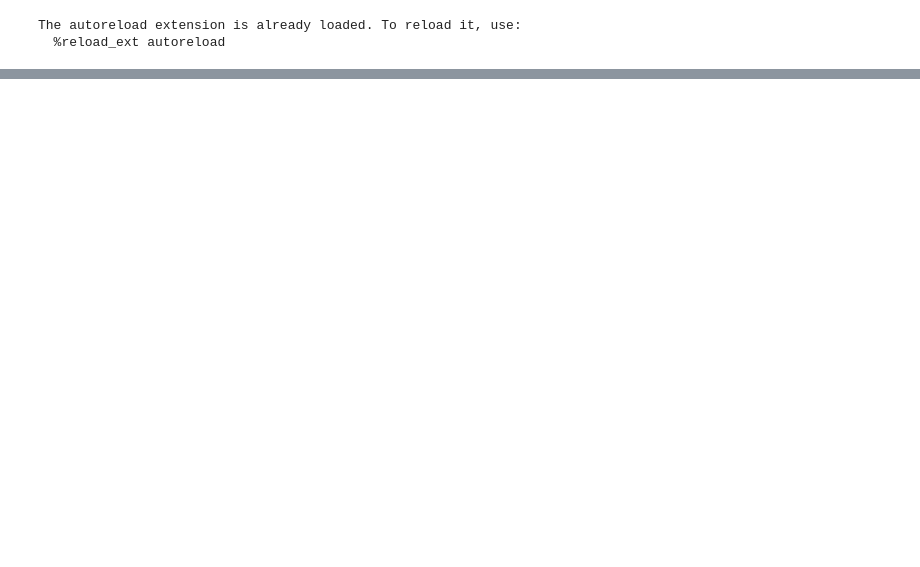
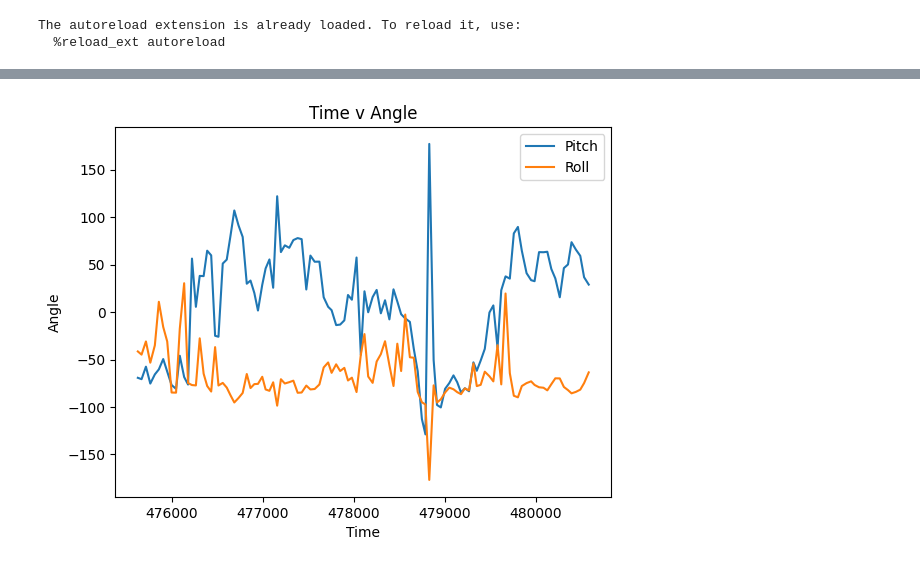
Before and after one commit to akinfelami/fastrobots, a Jupyter notebook: ble_robot_1.2/ble_python/lab3.ipynb, the cells around one changed output, grey strips where cells are left out. Saved outputs shown, nothing was run; the diff lists cells and outputs as text; code cells hidden in the pictures; blank space fills up the shorter version.

```diff
--- a/ble_robot_1.2/ble_python/lab3.ipynb
+++ b/ble_robot_1.2/ble_python/lab3.ipynb
@@ -32,0 +79,8 @@ PONG
+# %%
+data = []
+def notification_handler(uuid, byte_array):
+    time, distance1, distance2, pitch, roll = ble.bytearray_to_string(byte_array).split(",")
+    data.append([float(time), int(distance1), int(distance2), float(pitch), float(roll)])
+
+ble.start_notify(ble.uuid['RX_STRING'], notification_handler)
+ble.send_command(CMD.TOF_AND_IMU, "")
@@ -32,0 +115,20 @@ PONG
+# %%
+# Extract time, distance1, and distance2
+time = [sublist[0] for sublist in data]
+distance1 = [sublist[3] for sublist in data]
+distance2 = [sublist[4] for sublist in data]
+
+# Plot time vs distance1 and time vs distance2
+plt.plot(time, distance1, label='Pitch')
+plt.plot(time, distance2, label='Roll')
+
+# Add labels and legend
+plt.xlabel('Time')
+plt.ylabel('Angle')
+plt.title("Time v Angle")
+plt.legend()
+
+# Display the plot
+plt.show()
+# %% [output]
+[figure, added]
```
Also changed, not shown: parts of 14 cells of this notebook, 5 other files.
